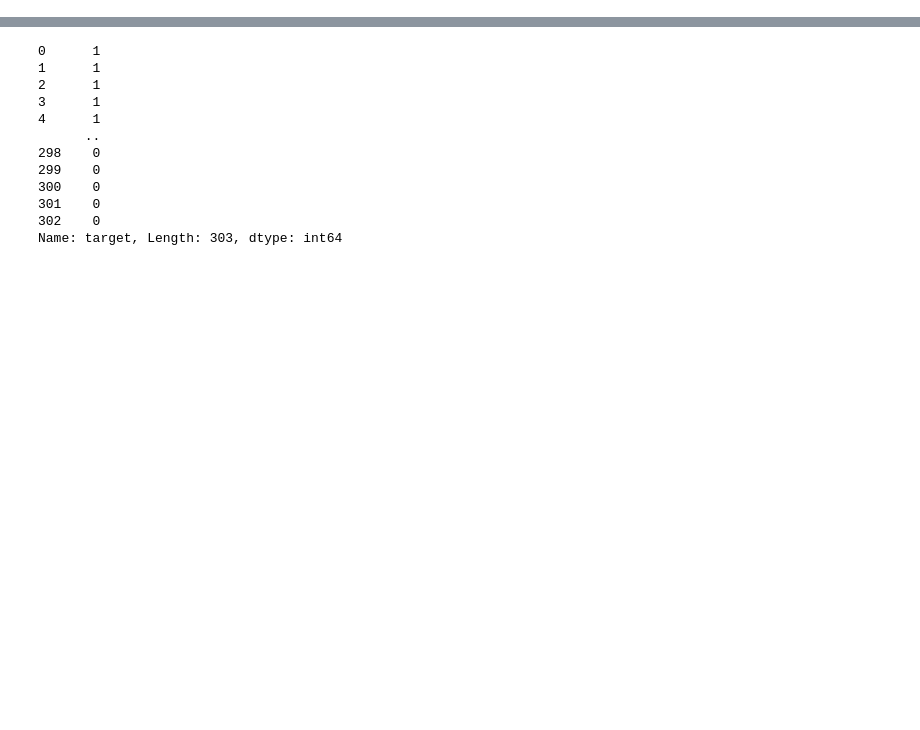
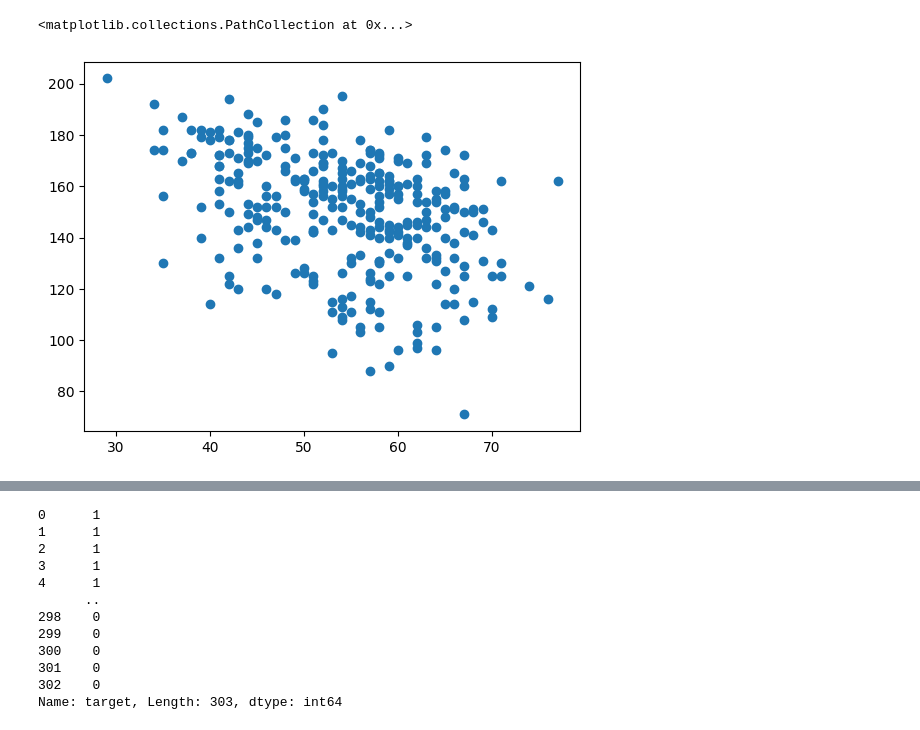
Before and after one commit to A-R-TAQI/ml_project_01, a Jupyter notebook: ml_heart.ipynb, the cells around one changed output, grey strips where cells are left out. Saved outputs shown, nothing was run; the diff lists cells and outputs as text; code cells hidden in the pictures; blank space fills up the shorter version.

```diff
--- a/ml_heart.ipynb
+++ b/ml_heart.ipynb
@@ -2,0 +148,5 @@
+# %%
+plt.scatter(df[['age']],df[['thalach']])
+# %% [output]
+<matplotlib.collections.PathCollection at 0x...>
+[figure, added]
```
Also changed, not shown: parts of 53 cells of this notebook.
